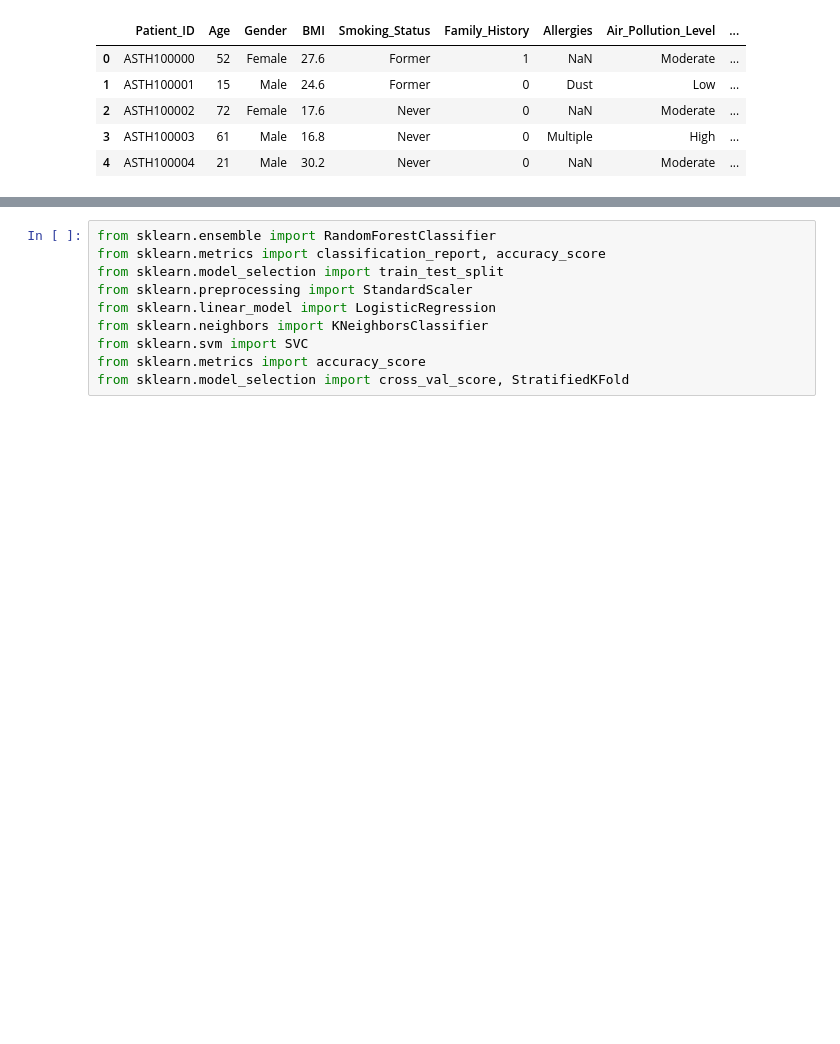
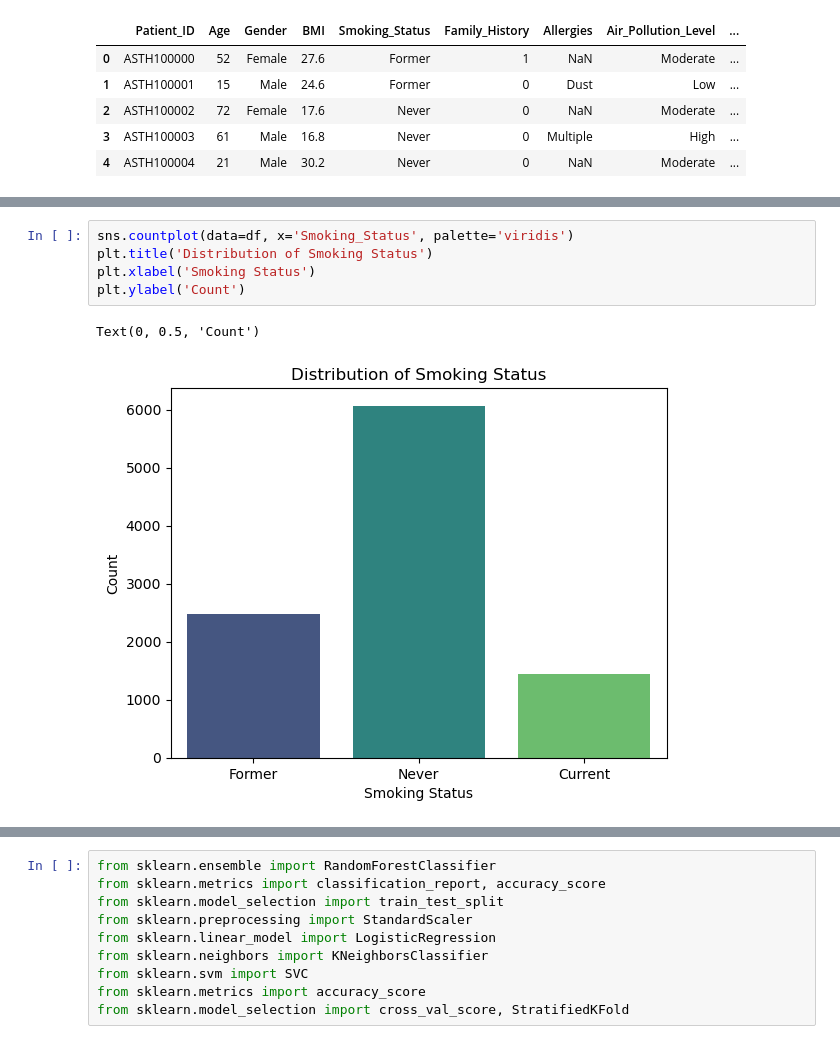
Before and after one commit to ParthShah007/DJS_Compute_tasks, a Jupyter notebook: asthma.ipynb, the cells around one changed output, grey strips where cells are left out. Cells and saved outputs as stored; diff of their text form; blank space fills up the shorter version.

```diff
--- a/asthma.ipynb
+++ b/asthma.ipynb
@@ -139,3 +114,11 @@ df.head()
+# %%
+sns.countplot(data=df, x='Smoking_Status', palette='viridis')
+plt.title('Distribution of Smoking Status')
+plt.xlabel('Smoking Status')
+plt.ylabel('Count')
+# %% [output]
+Text(0, 0.5, 'Count')
+[figure, added]
 # %%
 sns.countplot(x="Has_Asthma", data=df, palette="rainbow")
 plt.title("Target Distribution (Asthma)")
```
Also changed, not shown: parts of 15 cells of this notebook, 2 other files.
